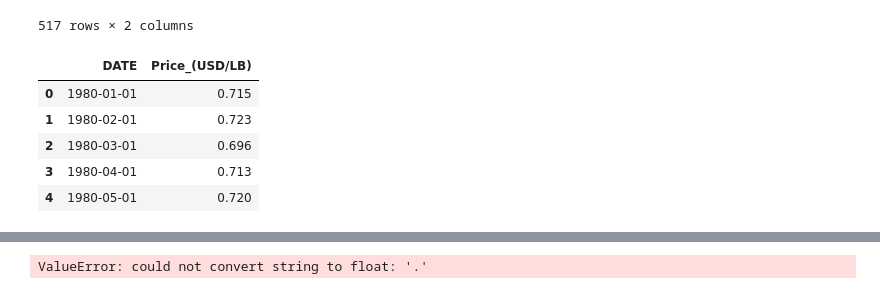
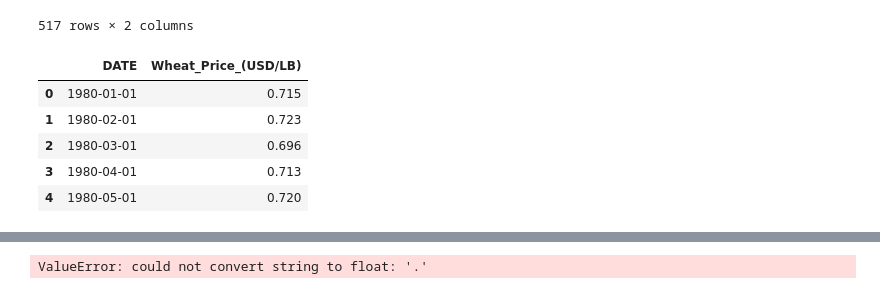
Before and after one commit to CTPim/Three_Meals, a Jupyter notebook: Edited Data/Avg_Price - Bread, Whole_Wheat_cleaned.ipynb, the cells around one changed output, grey strips where cells are left out. Drawn from its saved outputs; the diff is of its cells as text; code cells hidden in the pictures.

```diff
--- a/Edited Data/Avg_Price - Bread, Whole_Wheat_cleaned.ipynb
+++ b/Edited Data/Avg_Price - Bread, Whole_Wheat_cleaned.ipynb
@@ -22,10 +22,10 @@ wheat_df
 517 rows × 2 columns
 # %%
 #Rename the price column
-wheat_df.rename(mapper={"APU0000702212" : "Price_(USD/LB)"}, axis=1, inplace=True)
+wheat_df.rename(mapper={"APU0000702212" : "Wheat_Price_(USD/LB)"}, axis=1, inplace=True)
 wheat_df.head()
 # %% [output]
-|  | DATE | Price_(USD/LB) |
+|  | DATE | Wheat_Price_(USD/LB) |
 | 0 | 1980-01-01 | 0.715 |
 | 1 | 1980-02-01 | 0.723 |
 | 2 | 1980-03-01 | 0.696 |
```
Also changed, not shown: parts of 24 cells of this notebook, 1 other file.
